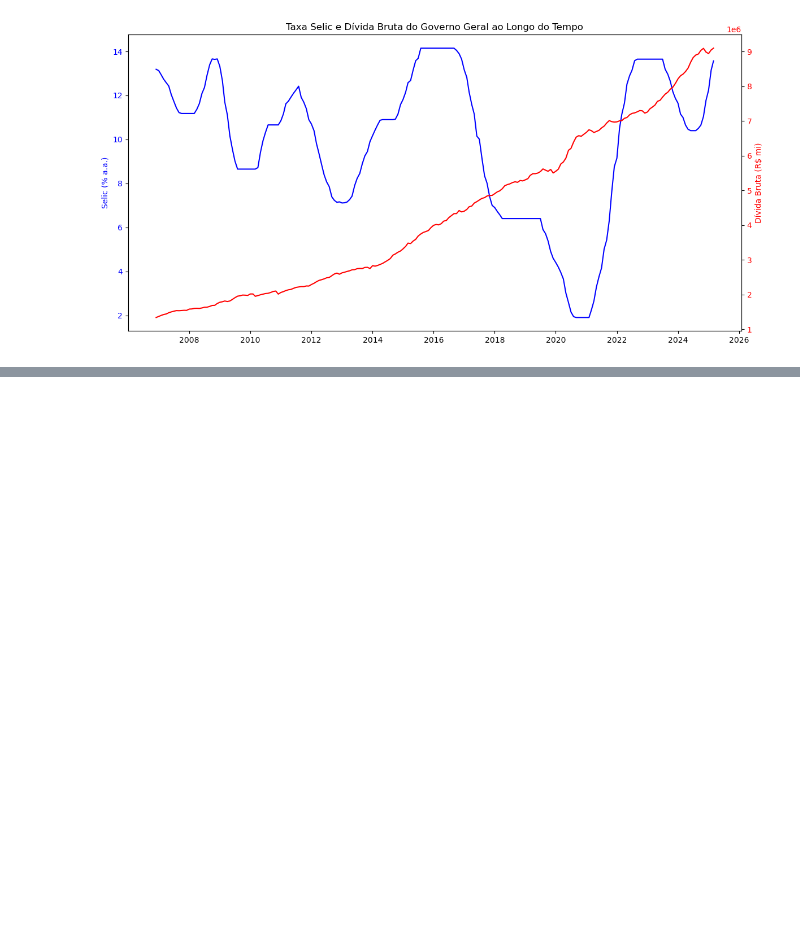
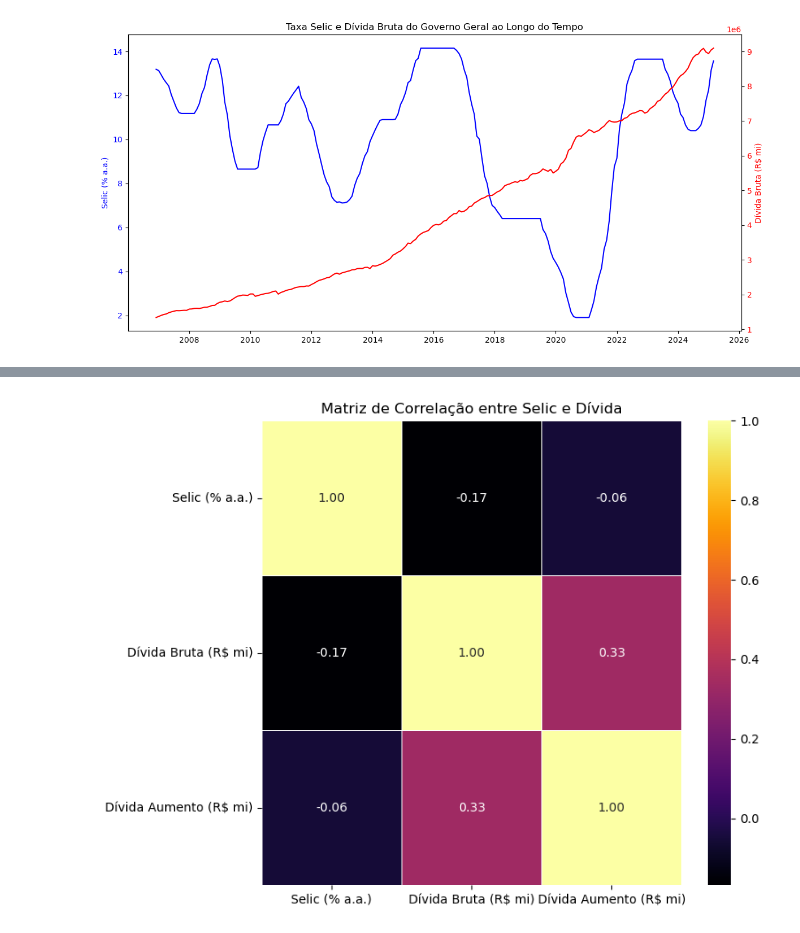
Before and after one commit to rodrigogrinfeld1/Projeto-DEV---Grupo-1, a Jupyter notebook: Código.ipynb, the cells around one changed output, grey strips where cells are left out. Saved outputs shown, nothing was run; the diff lists cells and outputs as text; code cells hidden in the pictures; blank space fills up the shorter version.

```diff
--- a/Código.ipynb
+++ b/Código.ipynb
@@ -104,22 +108,23 @@ print(correlacao)
 # %%
+import pandas as pd
 import matplotlib.pyplot as plt
+import seaborn as sns
 import numpy as np
 
-# Scatter plot
-plt.figure(figsize=(10, 6))
-plt.scatter(dados["Selic (% a.a.)"], dados["Dívida Aumento (R$ mi)"], color='purple', alpha=0.6, label='Dados')
+dados["Data"] = pd.to_datetime(dados["Data"], format="%m/%Y")
+dados["Selic (% a.a.)"] = dados["4189 - Taxa de juros - Selic acumulada no mês anualizada base 252 - % a.a."].str.replace(",", ".").astype(float)
+dados["Dívida Bruta (R$ mi)"] = dados["13761 - Dívida bruta do governo geral - Saldos em R$ milhões - Metodologia utilizada a partir de 2008 - R$ (milhões)"].str.replace(".", "").str.replace(",", ".").astype(float)
+dados["Dívida Aumento (R$ mi)"] = dados["Dívida Bruta (R$ mi)"].diff()
+dados = dados.dropna(subset=["Dívida Aumento (R$ mi)"])
 
-# Regressão linear (linha de tendência)
-x = dados["Selic (% a.a.)"]
-y = dados["Dívida Aumento (R$ mi)"]
-m, b = np.polyfit(x, y, 1)  # coeficientes da reta
-plt.plot(x, m*x + b, color='black', linestyle='--', label='Tendência linear')
+# Criar matriz de correlação
+matriz_correlacao = dados[["Selic (% a.a.)", "Dívida Bruta (R$ mi)", "Dívida Aumento (R$ mi)"]].corr()
 
-# Títulos e eixos
-plt.title("Correlação entre Taxa Selic e Aumento da Dívida Bruta")
-plt.xlabel("Taxa Selic (% a.a.)")
-plt.ylabel("Aumento da Dívida (R$ milhões)")
-plt.grid(True)
-plt.legend()
+# Plotar heatmap
+plt.figure(figsize=(8, 6))
+sns.heatmap(matriz_correlacao, annot=True, cmap="inferno", fmt=".2f", linewidths=0.5)
+plt.title("Matriz de Correlação entre Selic e Dívida")
 plt.tight_layout()
 plt.show()
+# %% [output]
+[figure, added]
```
Also changed, not shown: parts of 2 cells of this notebook.
